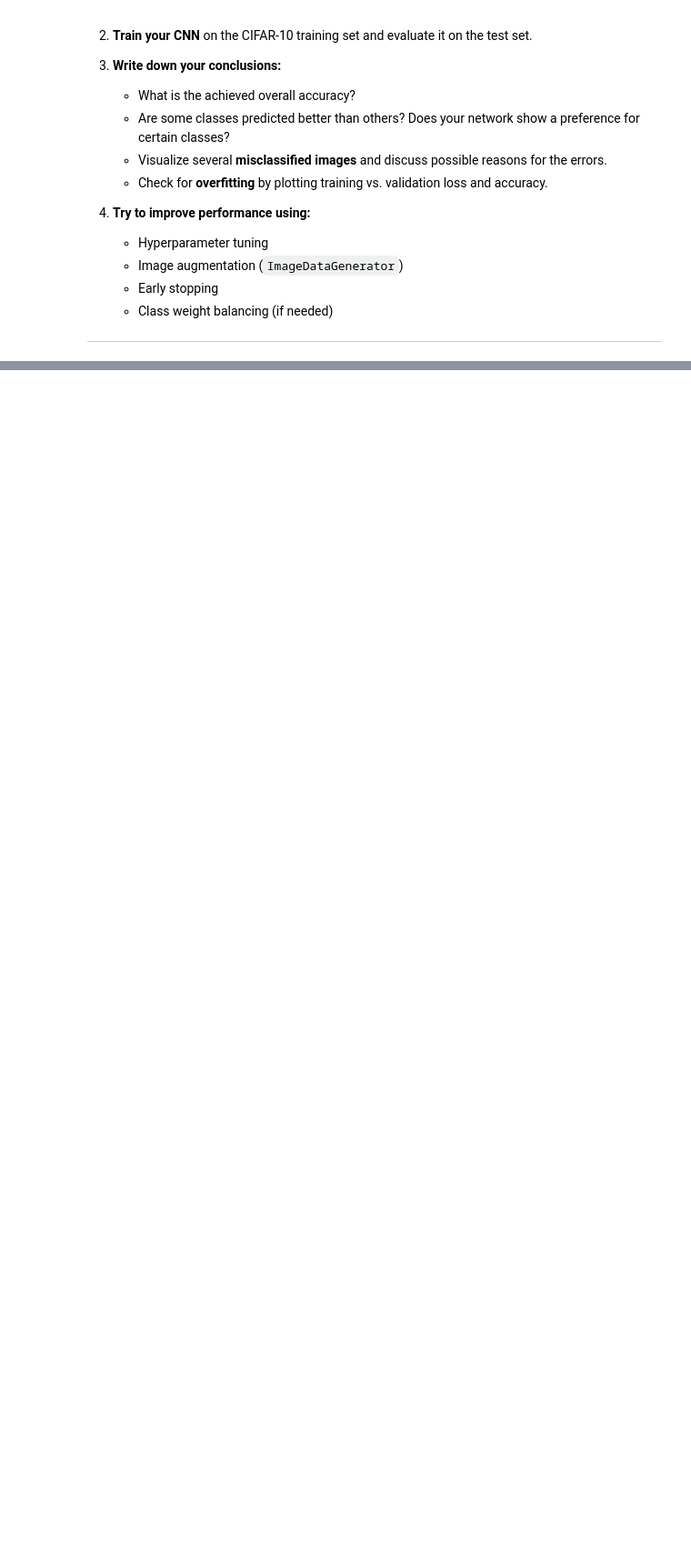
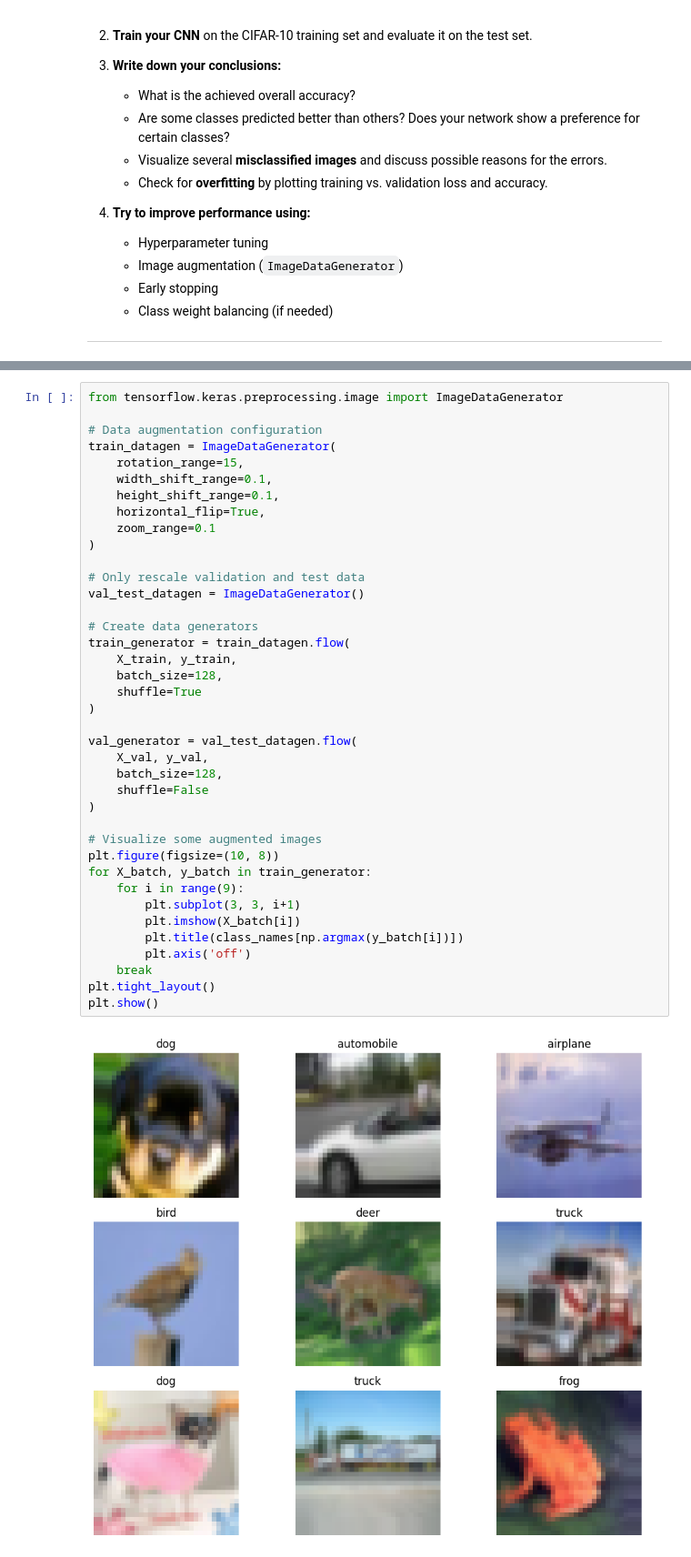
Before and after one commit to pascal-maker/deeplearning, a Jupyter notebook: Assignment_02_convolutional_neural_networks/assignment_02_CNN 2.ipynb, the cells around one changed output, grey strips where cells are left out. Shown at 91% size. Drawn from its saved outputs; the diff is of its cells as text; blank space fills up the shorter version.

```diff
--- a/Assignment_02_convolutional_neural_networks/assignment_02_CNN 2.ipynb
+++ b/Assignment_02_convolutional_neural_networks/assignment_02_CNN 2.ipynb
@@ -135,0 +407,41 @@ Test data shape: (10000, 32, 32, 3) (10000, 1)
+# %%
+from tensorflow.keras.preprocessing.image import ImageDataGenerator
+
+# Data augmentation configuration
+train_datagen = ImageDataGenerator(
+    rotation_range=15,
+    width_shift_range=0.1,
+    height_shift_range=0.1,
+    horizontal_flip=True,
+    zoom_range=0.1
+)
+
+# Only rescale validation and test data
+val_test_datagen = ImageDataGenerator()
+
+# Create data generators
+train_generator = train_datagen.flow(
+    X_train, y_train,
+    batch_size=128,
+    shuffle=True
+)
+
+val_generator = val_test_datagen.flow(
+    X_val, y_val,
+    batch_size=128,
+    shuffle=False
+)
+
+# Visualize some augmented images
+plt.figure(figsize=(10, 8))
+for X_batch, y_batch in train_generator:
+    for i in range(9):
+        plt.subplot(3, 3, i+1)
+        plt.imshow(X_batch[i])
+        plt.title(class_names[np.argmax(y_batch[i])])
+        plt.axis('off')
+    break
+plt.tight_layout()
+plt.show()
+# %% [output]
+[figure, added]
```
Also changed, not shown: parts of 19 cells of this notebook.
